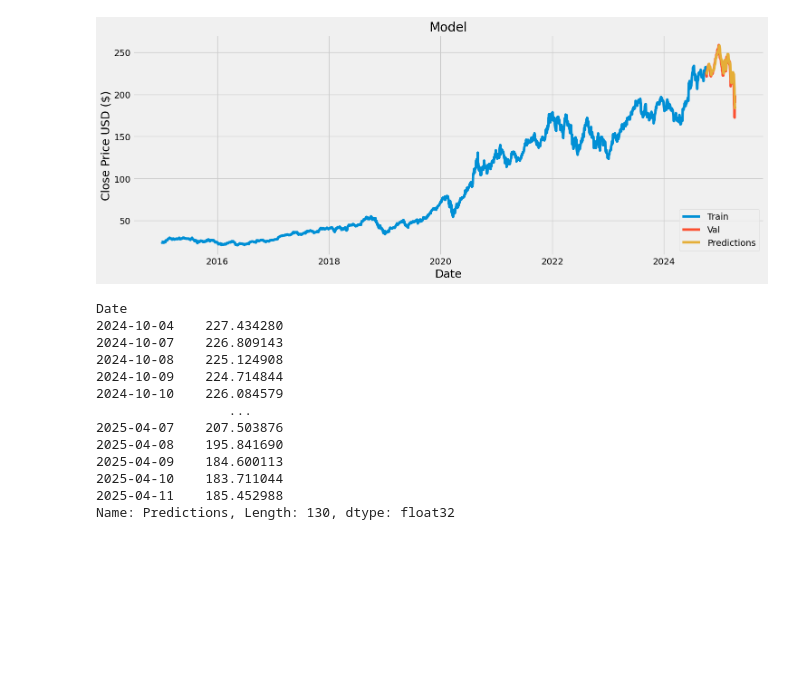
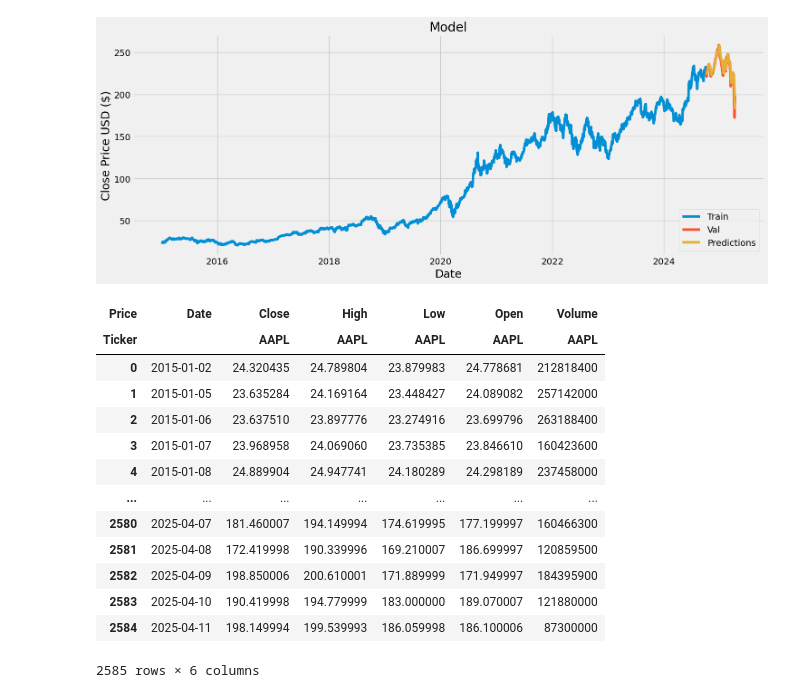
Before and after one commit to JustAthar19/Companies-Stock-Price-Forecasting, a Jupyter notebook: debug.ipynb, the cells around one changed output. Cells and saved outputs as stored; diff of their text form; code cells hidden in the pictures; blank space fills up the shorter version.

```diff
--- a/debug.ipynb
+++ b/debug.ipynb
@@ -155,18 +169,18 @@ plt.show()
 # %% [output]
 [figure]
 # %%
-valid['Predictions']
 # %% [output]
+| Price | Date | Close | High | Low | Open | Volume |
+| Ticker |  | AAPL | AAPL | AAPL | AAPL | AAPL |
+| 0 | 2015-01-02 | 24.320435 | 24.789804 | 23.879983 | 24.778681 | 212818400 |
+| 1 | 2015-01-05 | 23.635284 | 24.169164 | 23.448427 | 24.089082 | 257142000 |
+| 2 | 2015-01-06 | 23.637510 | 23.897776 | 23.274916 | 23.699796 | 263188400 |
+| 3 | 2015-01-07 | 23.968958 | 24.069060 | 23.735385 | 23.846610 | 160423600 |
+| 4 | 2015-01-08 | 24.889904 | 24.947741 | 24.180289 | 24.298189 | 237458000 |
+| ... | ... | ... | ... | ... | ... | ... |
+| 2580 | 2025-04-07 | 181.460007 | 194.149994 | 174.619995 | 177.199997 | 160466300 |
+| 2581 | 2025-04-08 | 172.419998 | 190.339996 | 169.210007 | 186.699997 | 120859500 |
+| 2582 | 2025-04-09 | 198.850006 | 200.610001 | 171.889999 | 171.949997 | 184395900 |
+| 2583 | 2025-04-10 | 190.419998 | 194.779999 | 183.000000 | 189.070007 | 121880000 |
+| 2584 | 2025-04-11 | 198.149994 | 199.539993 | 186.059998 | 186.100006 | 87300000 |
-Date
-2024-10-04    227.434280
-2024-10-07    226.809143
-2024-10-08    225.124908
-2024-10-09    224.714844
-2024-10-10    226.084579
-                 ...
-2025-04-07    207.503876
-2025-04-08    195.841690
-2025-04-09    184.600113
-2025-04-10    183.711044
-2025-04-11    185.452988
-Name: Predictions, Length: 130, dtype: float32
+2585 rows × 6 columns
```
Also changed, not shown: parts of 5 cells of this notebook, 1 other file.
